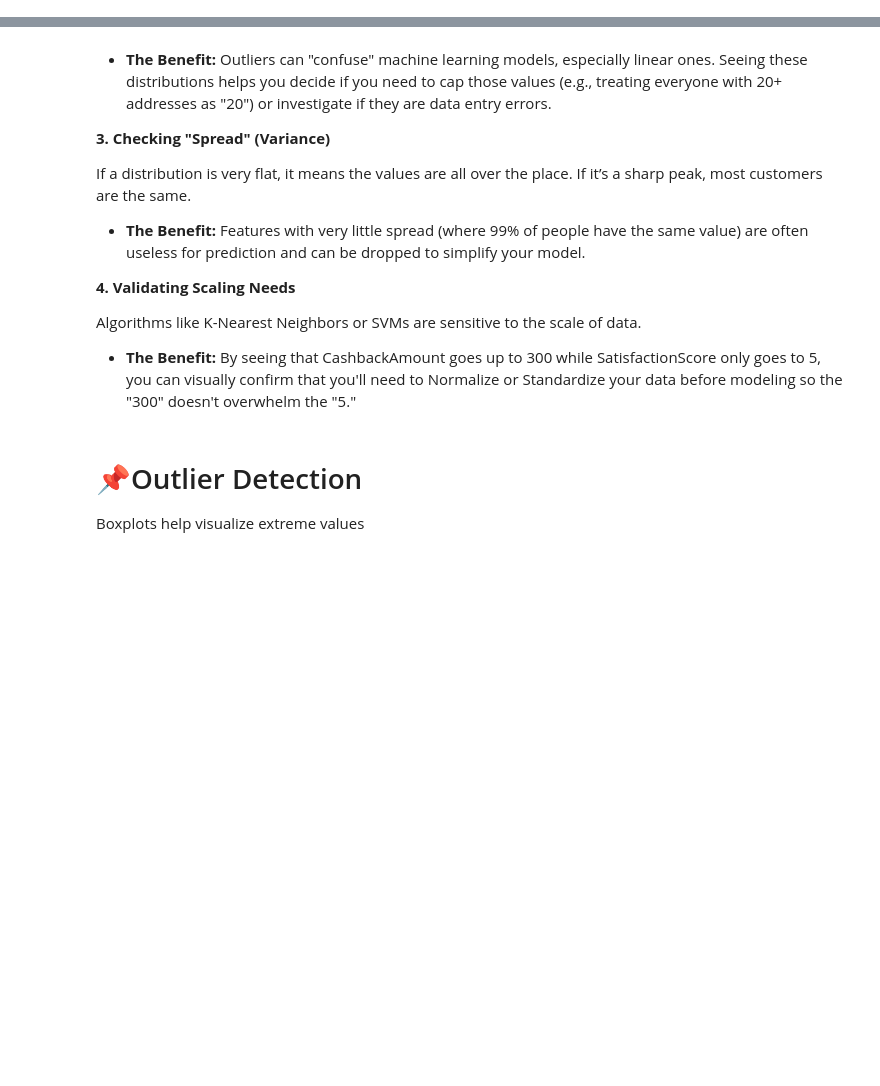
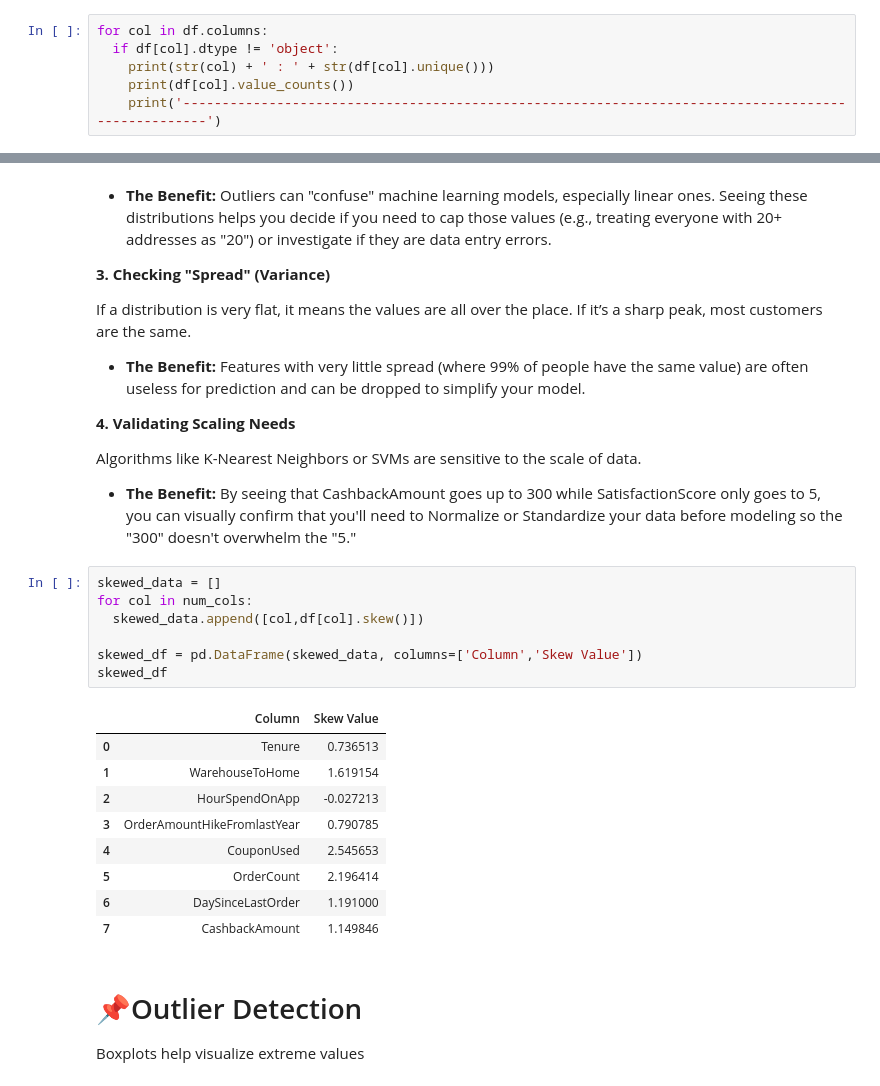
Before and after one commit to shivamtyagi577/E-commerce-Customer-End-to-End-Churn, a Jupyter notebook: Customer_Churn_Analysis_E_Commerce.ipynb, the cells around one changed output, grey strips where cells are left out. Drawn from its saved outputs; the diff is of its cells as text; blank space fills up the shorter version.

```diff
--- a/Customer_Churn_Analysis_E_Commerce.ipynb
+++ b/Customer_Churn_Analysis_E_Commerce.ipynb
@@ -216,3 +216,9 @@ Single      1796
 Divorced     848
 Name: count, dtype: int64
 ---------------------------------------------------------------------------------------------------
+# %%
+for col in df.columns:
+  if df[col].dtype != 'object':
+    print(str(col) + ' : ' + str(df[col].unique()))
+    print(df[col].value_counts())
+    print('---------------------------------------------------------------------------------------------------')
@@ -425,6 +449,23 @@ If a distribution is very flat, it means the values are all over the place. If i
 Algorithms like K-Nearest Neighbors or SVMs are sensitive to the scale of data.
 
 * **The Benefit:** By seeing that CashbackAmount goes up to 300 while SatisfactionScore only goes to 5, you can visually confirm that you'll need to Normalize or Standardize your data before modeling so the "300" doesn't overwhelm the "5."
+# %%
+skewed_data = []
+for col in num_cols:
+  skewed_data.append([col,df[col].skew()])
+
+skewed_df = pd.DataFrame(skewed_data, columns=['Column','Skew Value'])
+skewed_df
+# %% [output]
+|  | Column | Skew Value |
+| 0 | Tenure | 0.736513 |
+| 1 | WarehouseToHome | 1.619154 |
+| 2 | HourSpendOnApp | -0.027213 |
+| 3 | OrderAmountHikeFromlastYear | 0.790785 |
+| 4 | CouponUsed | 2.545653 |
+| 5 | OrderCount | 2.196414 |
+| 6 | DaySinceLastOrder | 1.191000 |
+| 7 | CashbackAmount | 1.149846 |
 # %% [markdown]
 # 📌Outlier Detection
 
```
Also changed, not shown: parts of 21 cells of this notebook.
